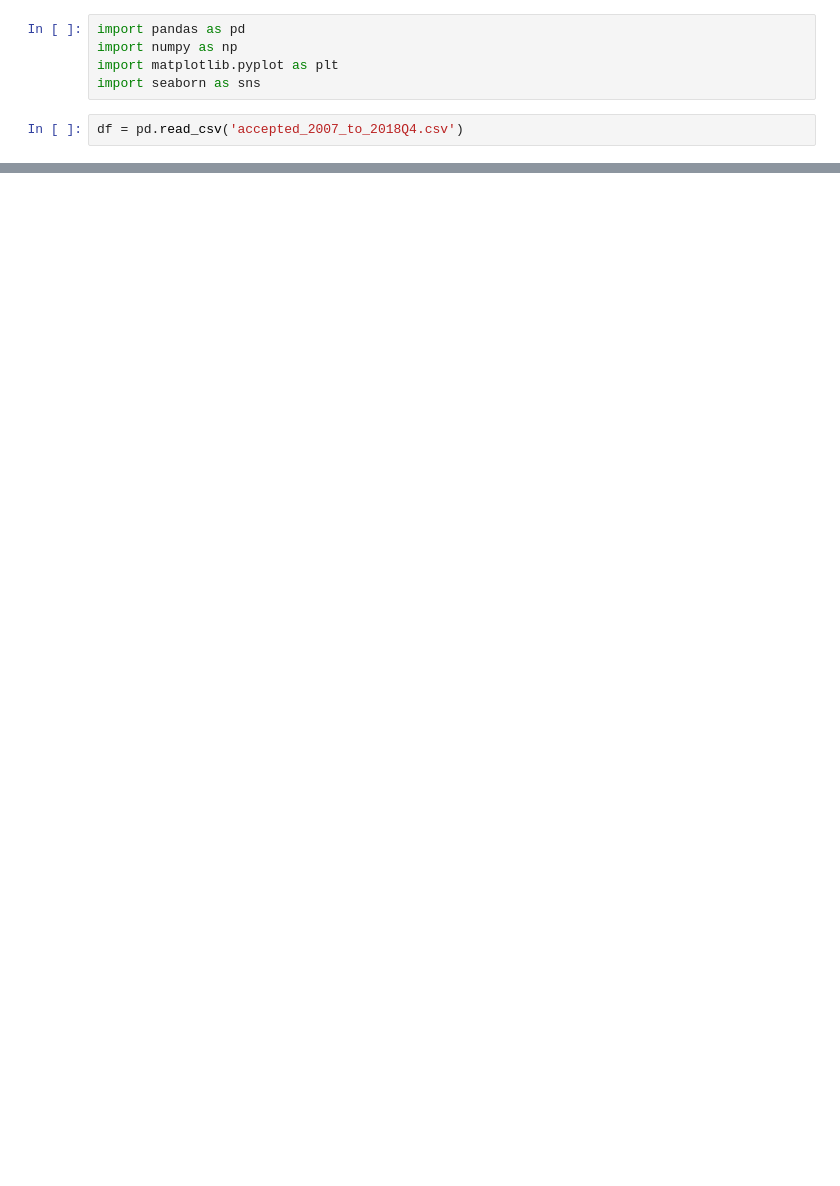
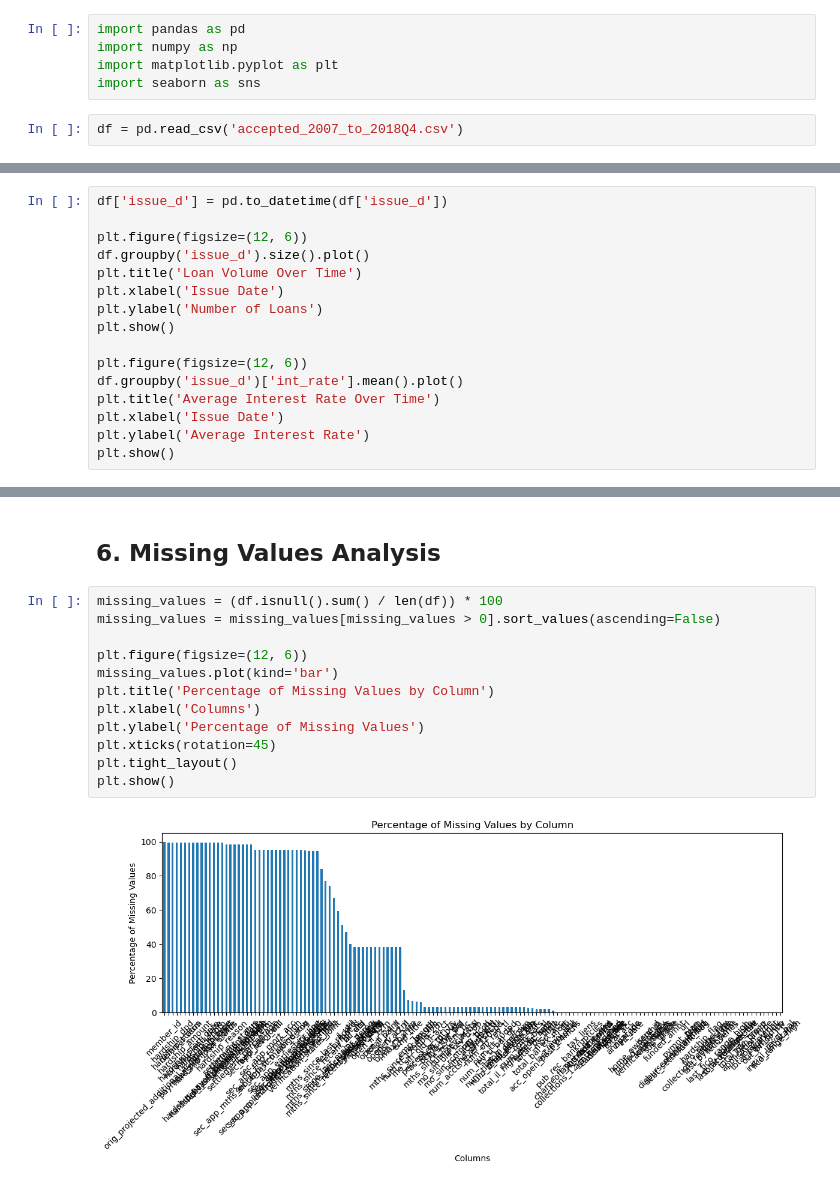
Before and after one commit to pranavrao10/aura-xai-finrisk-llm, a Jupyter notebook: EDA.ipynb, the cells around one changed output, grey strips where cells are left out. Saved outputs shown, nothing was run; the diff lists cells and outputs as text; blank space fills up the shorter version.

```diff
--- a/EDA.ipynb
+++ b/EDA.ipynb
@@ -34,0 +55,16 @@ Name: count, dtype: int64
+# %%
+df['issue_d'] = pd.to_datetime(df['issue_d'])
+
+plt.figure(figsize=(12, 6))
+df.groupby('issue_d').size().plot()
+plt.title('Loan Volume Over Time')
+plt.xlabel('Issue Date')
+plt.ylabel('Number of Loans')
+plt.show()
+
+plt.figure(figsize=(12, 6))
+df.groupby('issue_d')['int_rate'].mean().plot()
+plt.title('Average Interest Rate Over Time')
+plt.xlabel('Issue Date')
+plt.ylabel('Average Interest Rate')
+plt.show()
@@ -34,0 +95,16 @@ Name: count, dtype: int64
+# %% [markdown]
+## 6. Missing Values Analysis
+# %%
+missing_values = (df.isnull().sum() / len(df)) * 100
+missing_values = missing_values[missing_values > 0].sort_values(ascending=False)
+
+plt.figure(figsize=(12, 6))
+missing_values.plot(kind='bar')
+plt.title('Percentage of Missing Values by Column')
+plt.xlabel('Columns')
+plt.ylabel('Percentage of Missing Values')
+plt.xticks(rotation=45)
+plt.tight_layout()
+plt.show()
+# %% [output]
+[figure, added]
```
Also changed, not shown: parts of 11 cells of this notebook.
